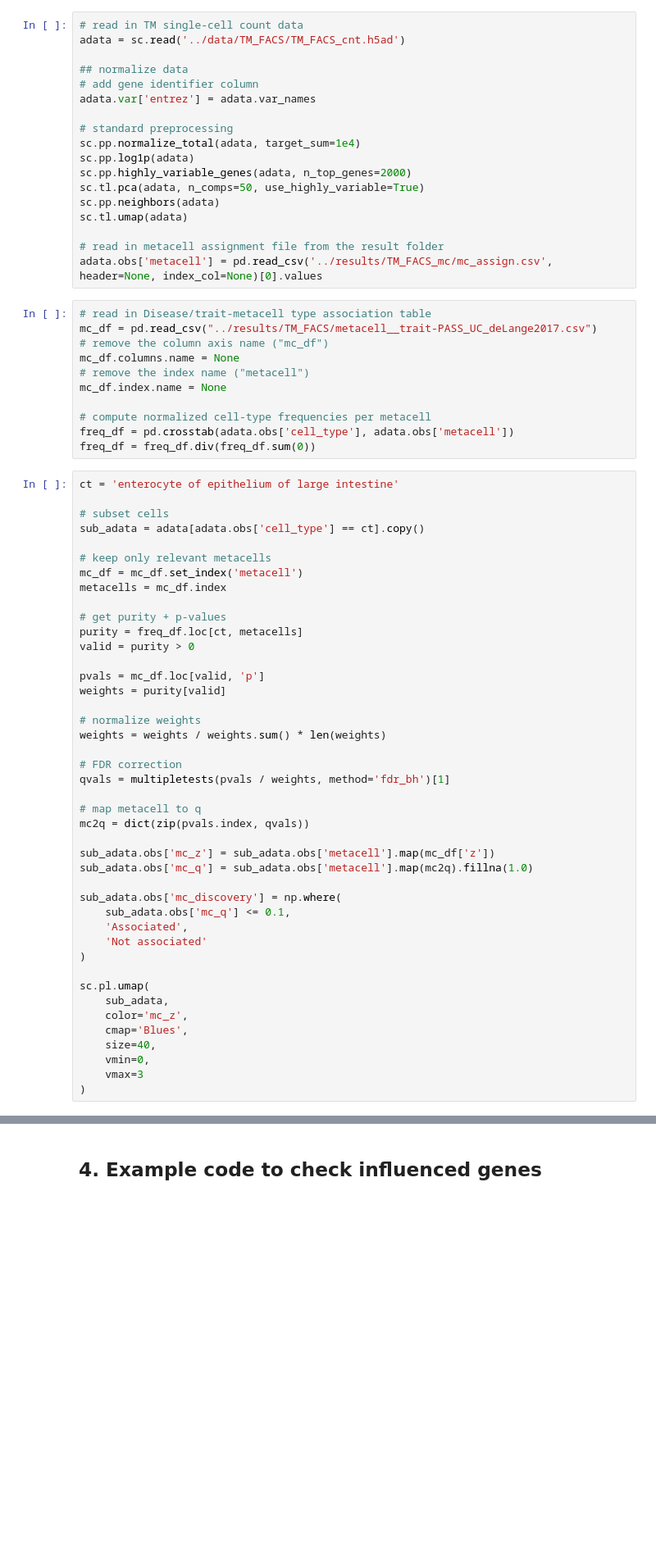
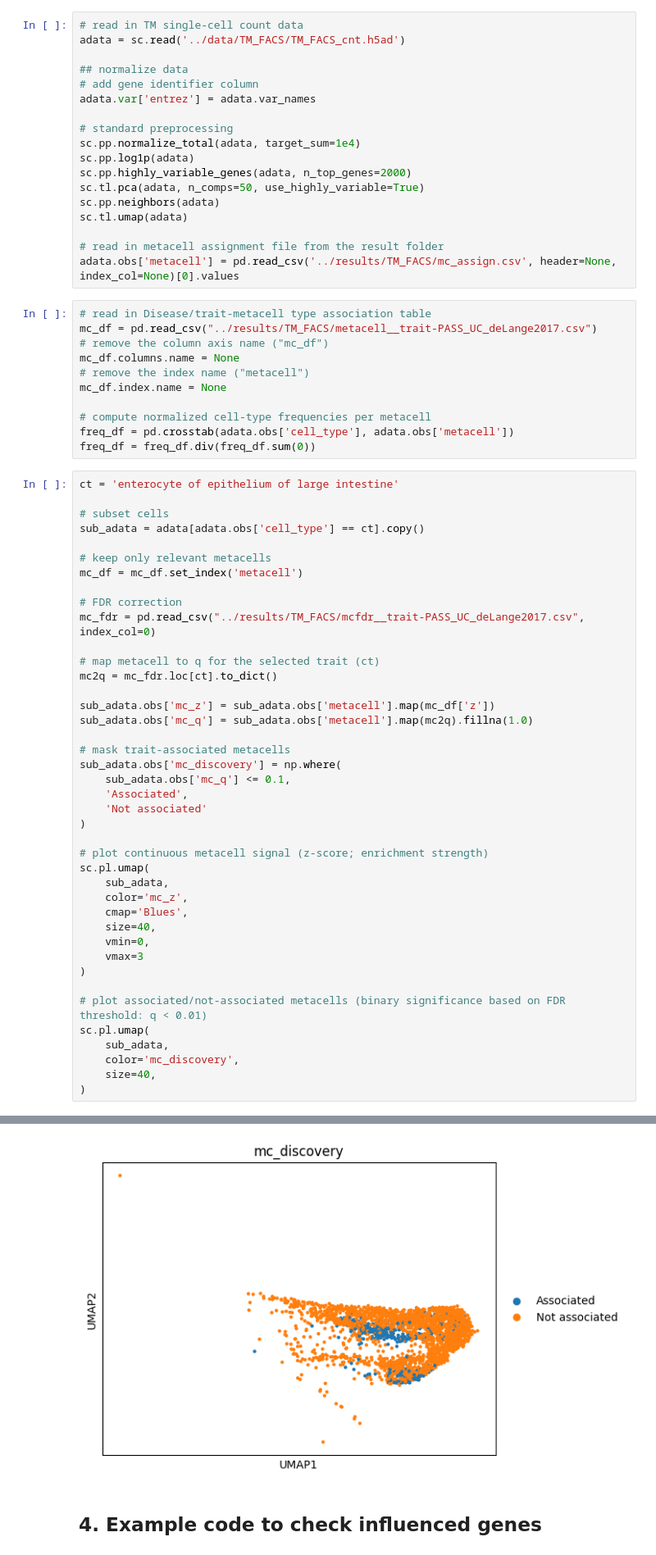
Before and after one commit to krishnanlab/icepop_public, a Jupyter notebook: notebook/ICePop_tutorial.ipynb, the cells around one changed output, grey strips where cells are left out. Shown at 82% size. Cells and saved outputs as stored; diff of their text form; blank space fills up the shorter version.

Commit message:
update metacell viz

```diff
--- a/notebook/ICePop_tutorial.ipynb
+++ b/notebook/ICePop_tutorial.ipynb
@@ -79,7 +79,7 @@ sc.pp.neighbors(adata)
 sc.tl.umap(adata)
 
 # read in metacell assignment file from the result folder
-adata.obs['metacell'] = pd.read_csv('../results/TM_FACS_mc/mc_assign.csv', header=None, index_col=None)[0].values
+adata.obs['metacell'] = pd.read_csv('../results/TM_FACS/mc_assign.csv', header=None, index_col=None)[0].values
 # %%
 # read in Disease/trait-metacell type association table
 mc_df = pd.read_csv("../results/TM_FACS/metacell__trait-PASS_UC_deLange2017.csv")
@@ -95,47 +95,46 @@ freq_df = freq_df.div(freq_df.sum(0))
 ct = 'enterocyte of epithelium of large intestine'
 
 # subset cells
 sub_adata = adata[adata.obs['cell_type'] == ct].copy()
 
 # keep only relevant metacells
 mc_df = mc_df.set_index('metacell')
-metacells = mc_df.index
-
-# get purity + p-values
-purity = freq_df.loc[ct, metacells]
-valid = purity > 0
-
-pvals = mc_df.loc[valid, 'p']
-weights = purity[valid]
-
-# normalize weights
-weights = weights / weights.sum() * len(weights)
 
 # FDR correction
-qvals = multipletests(pvals / weights, method='fdr_bh')[1]
+mc_fdr = pd.read_csv("../results/TM_FACS/mcfdr__trait-PASS_UC_deLange2017.csv", index_col=0)
 
-# map metacell to q
-mc2q = dict(zip(pvals.index, qvals))
+# map metacell to q for the selected trait (ct)
+mc2q = mc_fdr.loc[ct].to_dict()
 
 sub_adata.obs['mc_z'] = sub_adata.obs['metacell'].map(mc_df['z'])
 sub_adata.obs['mc_q'] = sub_adata.obs['metacell'].map(mc2q).fillna(1.0)
 
+# mask trait-associated metacells
 sub_adata.obs['mc_discovery'] = np.where(
     sub_adata.obs['mc_q'] <= 0.1,
     'Associated',
     'Not associated'
 )
 
+# plot continuous metacell signal (z-score; enrichment strength)
 sc.pl.umap(
     sub_adata,
     color='mc_z',
     cmap='Blues',
     size=40,
     vmin=0,
     vmax=3
 )
+
+# plot associated/not-associated metacells (binary significance based on FDR threshold: q < 0.01)
+sc.pl.umap(
+    sub_adata,
+    color='mc_discovery',
+    size=40,
+)
 # %% [output]
 [figure]
+[figure, added]
 # %% [markdown]
 ## 4. Example code to check influenced genes
 # %%
```
